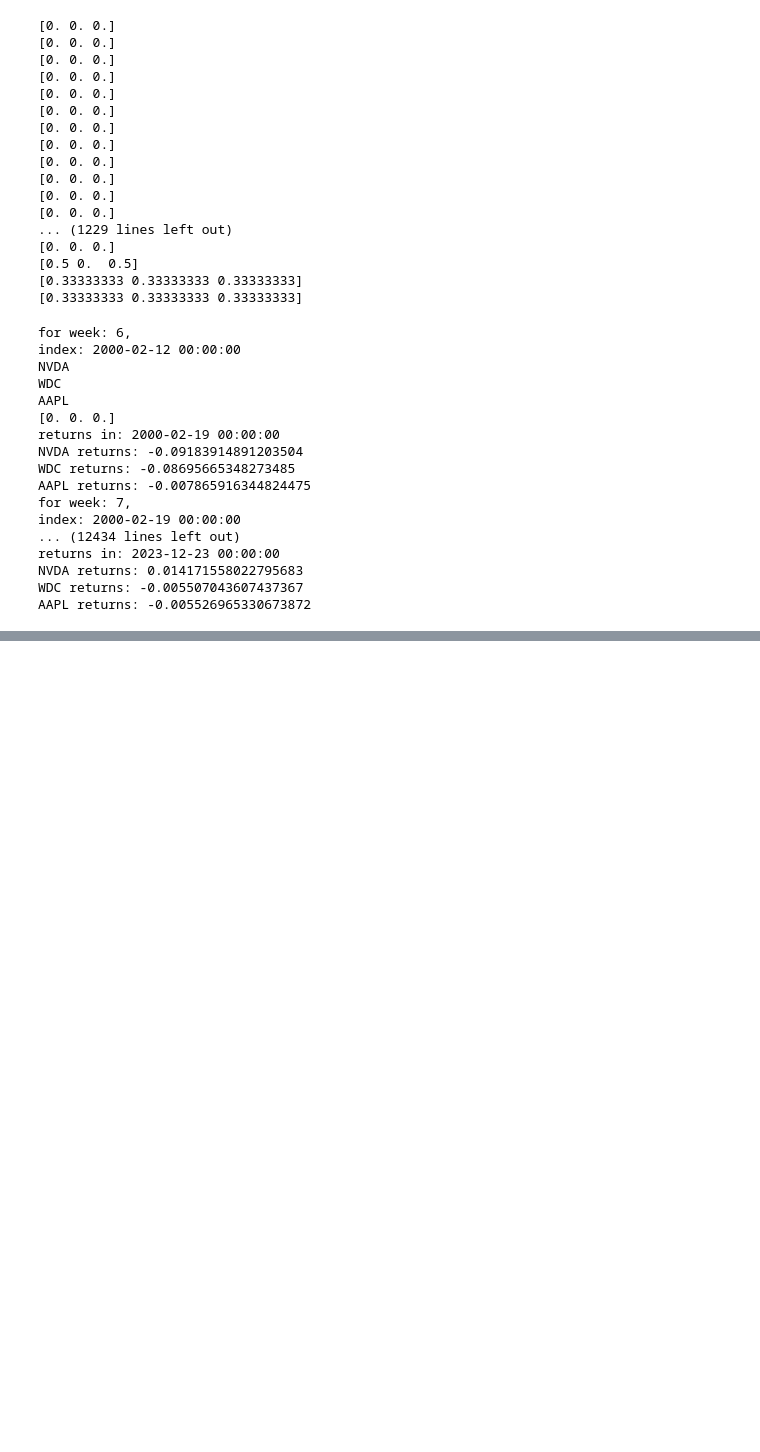
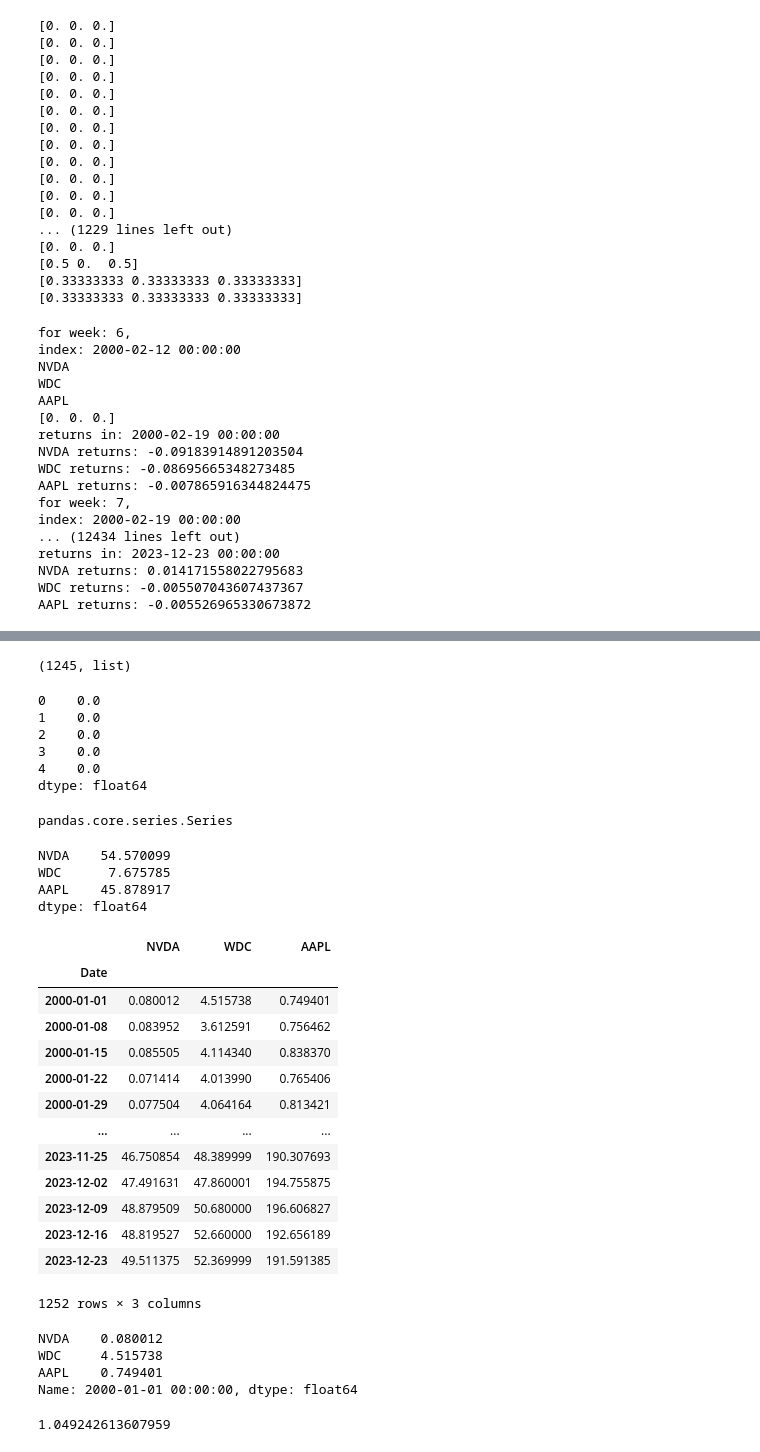
Before and after one commit to pNatTueku/codingProjectwithPython, a Jupyter notebook: project_07_stock_price_list.ipynb, the cells around one changed output, grey strips where cells are left out. Saved outputs shown, nothing was run; the diff lists cells and outputs as text; code cells hidden in the pictures; blank space fills up the shorter version.

```diff
--- a/project_07_stock_price_list.ipynb
+++ b/project_07_stock_price_list.ipynb
@@ -453,0 +578,54 @@ AAPL returns: -0.005526965330673872
+# %%
+len(equity_return), type(equity_return)
+# %% [output]
+(1245, list)
+# %%
+equity_returns = pd.Series(data = equity_return)
+equity_returns.head()
+# %% [output]
+0    0.0
+1    0.0
+2    0.0
+3    0.0
+4    0.0
+dtype: float64
+# %%
+type(equity_returns)
+# %% [output]
+pandas.core.series.Series
+# %%
+bnh = np.mean(df[sample_stock_list] / df[sample_stock_list].iloc[0])
+bnh
+# %% [output]
+NVDA    54.570099
+WDC      7.675785
+AAPL    45.878917
+dtype: float64
+# %%
+df[sample_stock_list]
+# %% [output]
+|  | NVDA | WDC | AAPL |
+| Date |  |  |  |
+| 2000-01-01 | 0.080012 | 4.515738 | 0.749401 |
+| 2000-01-08 | 0.083952 | 3.612591 | 0.756462 |
+| 2000-01-15 | 0.085505 | 4.114340 | 0.838370 |
+| 2000-01-22 | 0.071414 | 4.013990 | 0.765406 |
+| 2000-01-29 | 0.077504 | 4.064164 | 0.813421 |
+| ... | ... | ... | ... |
+| 2023-11-25 | 46.750854 | 48.389999 | 190.307693 |
+| 2023-12-02 | 47.491631 | 47.860001 | 194.755875 |
+| 2023-12-09 | 48.879509 | 50.680000 | 196.606827 |
+| 2023-12-16 | 48.819527 | 52.660000 | 192.656189 |
+| 2023-12-23 | 49.511375 | 52.369999 | 191.591385 |
+1252 rows × 3 columns
+# %%
+df[sample_stock_list].iloc[0]
+# %% [output]
+NVDA    0.080012
+WDC     4.515738
+AAPL    0.749401
+Name: 2000-01-01 00:00:00, dtype: float64
+# %%
+0.083952/0.080012
+# %% [output]
+1.049242613607959
```
Also changed, not shown: parts of 14 cells of this notebook.
